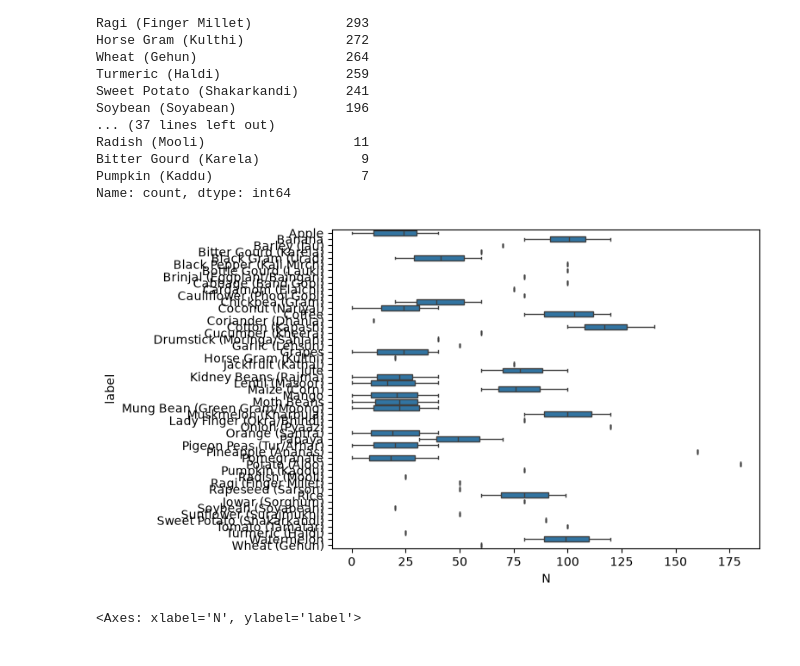
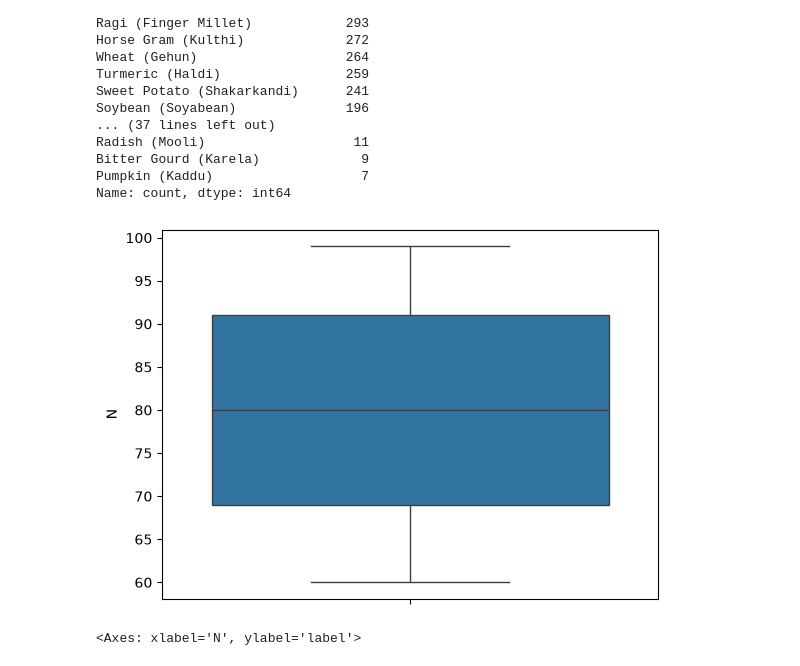
Before and after one commit to sandeshKumar18/Crop-Prediction-Models, a Jupyter notebook: DecisionTree.ipynb, the cells around one changed output. Cells and saved outputs as stored; diff of their text form; code cells hidden in the pictures.

```diff
--- a/DecisionTree.ipynb
+++ b/DecisionTree.ipynb
@@ -97,10 +97,14 @@ Bitter Gourd (Karela)             9
 Pumpkin (Kaddu)                   7
 Name: count, dtype: int64
 # %%
-sns.boxplot(data=db,x="N", y="label")
+sns.boxplot(
+    data=db[db["label"] == "Rice"],
+    y="N"
+)
+
 plt.show()
 # %% [output]
-[figure, old version]
+[figure, new version]
 # %%
 sns.scatterplot(data=db,x='N',y='label')
 # %% [output]
```
Also changed, not shown: parts of 3 cells of this notebook, 1 other file.
